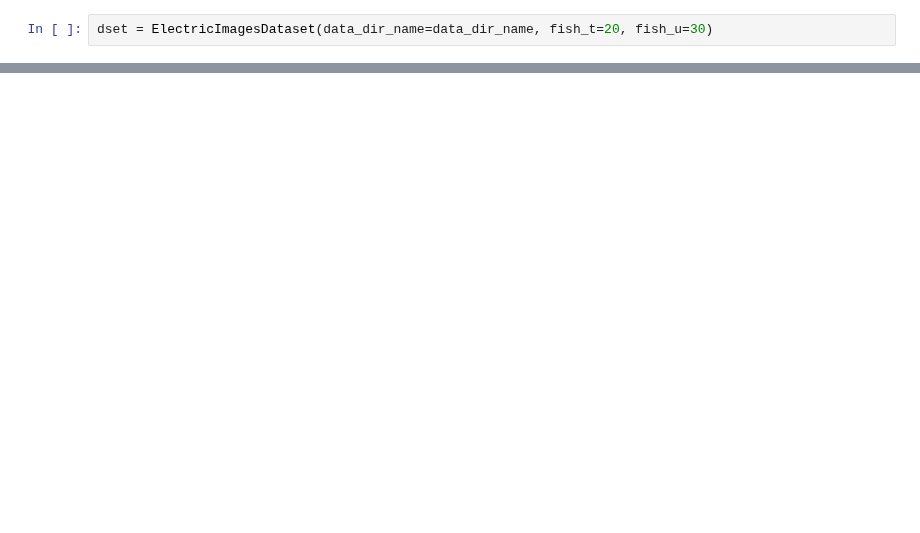
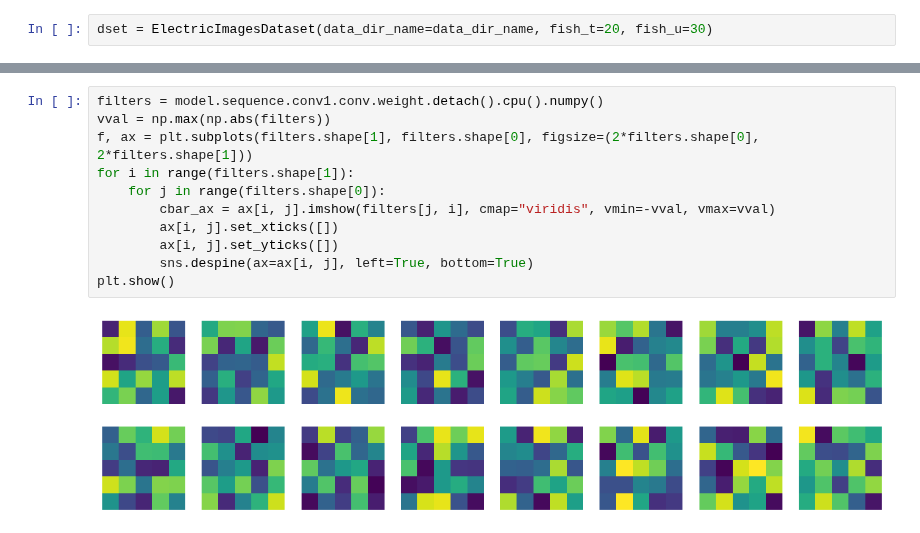
Before and after one commit to DenisTurcu/efish-characterization, a Jupyter notebook: end-to-end/end-to-end-conv-nn-models.ipynb, the cells around one changed output, grey strips where cells are left out. Drawn from its saved outputs; the diff is of its cells as text; blank space fills up the shorter version.

```diff
--- a/end-to-end/end-to-end-conv-nn-models.ipynb
+++ b/end-to-end/end-to-end-conv-nn-models.ipynb
@@ -48,0 +130,13 @@ batch[0].shape, batch[1].shape
+# %%
+filters = model.sequence.conv1.conv.weight.detach().cpu().numpy()
+vval = np.max(np.abs(filters))
+f, ax = plt.subplots(filters.shape[1], filters.shape[0], figsize=(2*filters.shape[0], 2*filters.shape[1]))
+for i in range(filters.shape[1]):
+    for j in range(filters.shape[0]):
+        cbar_ax = ax[i, j].imshow(filters[j, i], cmap="viridis", vmin=-vval, vmax=vval)
+        ax[i, j].set_xticks([])
+        ax[i, j].set_yticks([])
+        sns.despine(ax=ax[i, j], left=True, bottom=True)
+plt.show()
+# %% [output]
+[figure, added]
```
Also changed, not shown: parts of 8 cells of this notebook, 2 other files.
